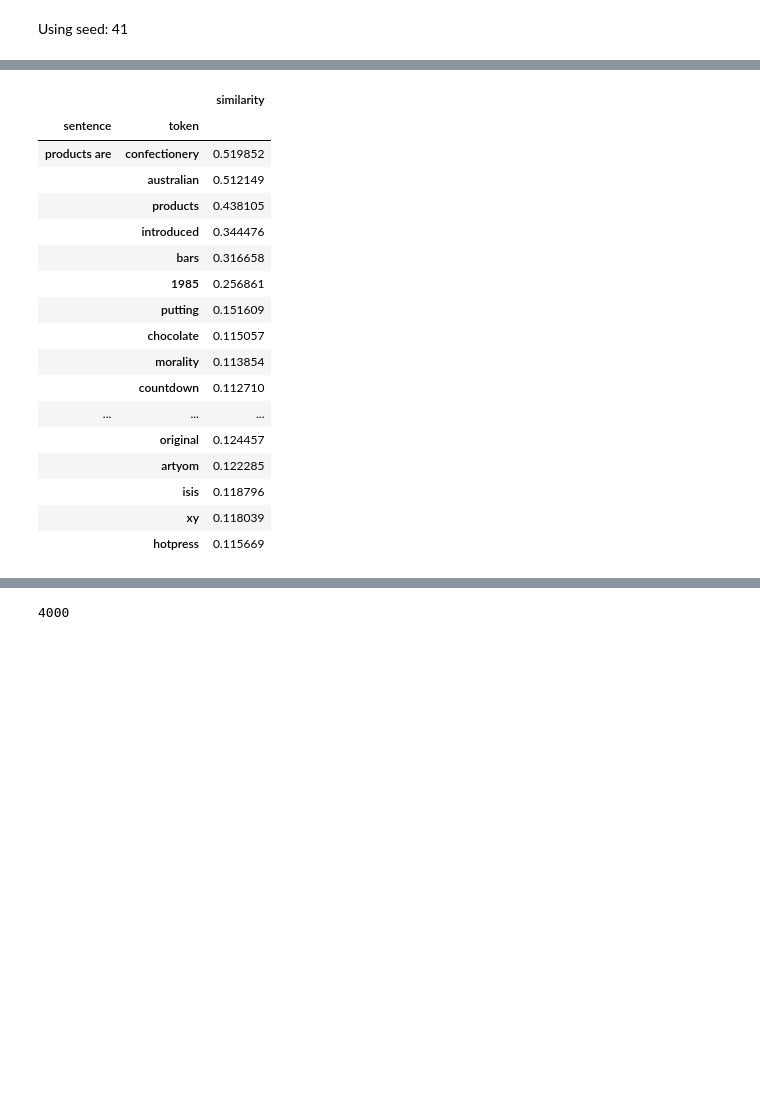
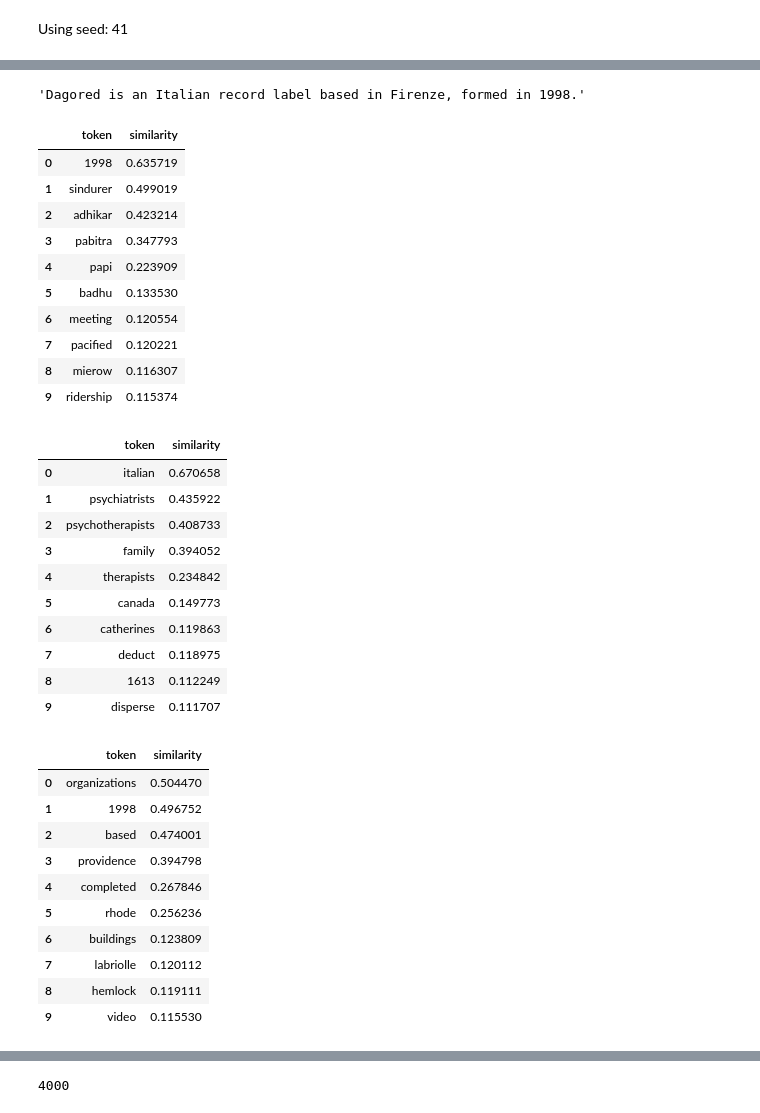
Before and after one commit to dfichiu/ba-thesis, a Jupyter notebook: src/experiments/experiment_wikipedia.ipynb, the cells around one changed output, grey strips where cells are left out. Cells and saved outputs as stored; diff of their text form; code cells hidden in the pictures; blank space fills up the shorter version.

```diff
--- a/src/experiments/experiment_wikipedia.ipynb
+++ b/src/experiments/experiment_wikipedia.ipynb
@@ -166,5 +205,7 @@ def divide_and_conquer(sentence: str):
+# %%
+inference_sentences_in = ["Dagored is an Italian record label based in Firenze, formed in 1998."]
 # %%
-retrieve_mode = "pooling"
+retrieve_mode = "top_k"
 
 # Get table with token similarities for each "out-of-train" sentence.
 retrieved_contents = inference.infer(
@@ -172,55 +213,67 @@ retrieved_contents = inference.infer(
     cleanup,
     memory,
     inference_sentences_in,
     retrieve_mode=retrieve_mode,
     k=3, #TODO: What if index is out of range?
 )
 
 if retrieve_mode == "top_k":
     sims_df = pd.DataFrame(columns=['sentence', 'token', 'similarity'])
 
     for s, addresses in zip(inference_sentences_in, retrieved_contents):
         display(s)
         for a in addresses:
             address_sims_df = inference.get_similarities_to_atomic_set(
-                a,
-                cleanup,
-            )
+                a, cleanup)
             display(address_sims_df)
 elif retrieve_mode == "pooling":
     sims_df = pd.DataFrame(columns=['sentence', 'token', 'similarity'])
 
     for s, c in zip(inference_sentences_in, retrieved_contents):
         sentence_sims_df = inference.get_similarities_to_atomic_set(
-            c,
-            cleanup,
-        )
+            c, cleanup)
         sentence_sims_df['sentence'] = [s] * len(sentence_sims_df)
         sims_df = pd.concat([sims_df, sentence_sims_df])
 
     sims_df = sims_df.sort_values(['sentence', 'similarity'], ascending=False) \
                      .set_index(['sentence', 'token'])
 
     display(sims_df)
 else:  # unrecognized
     pass
 # %% [output]
+'Dagored is an Italian record label based in Firenze, formed in 1998.'
-|  |  | similarity |
-| sentence | token |  |
-| products are | confectionery | 0.519852 |
-|  | australian | 0.512149 |
-|  | products | 0.438105 |
-|  | introduced | 0.344476 |
-|  | bars | 0.316658 |
-|  | 1985 | 0.256861 |
-|  | putting | 0.151609 |
-|  | chocolate | 0.115057 |
-|  | morality | 0.113854 |
-|  | countdown | 0.112710 |
-| ... | ... | ... |
-|  | original | 0.124457 |
-|  | artyom | 0.122285 |
-|  | isis | 0.118796 |
-|  | xy | 0.118039 |
-|  | hotpress | 0.115669 |
+|  | token | similarity |
+| 0 | 1998 | 0.635719 |
+| 1 | sindurer | 0.499019 |
+| 2 | adhikar | 0.423214 |
+| 3 | pabitra | 0.347793 |
+| 4 | papi | 0.223909 |
+| 5 | badhu | 0.133530 |
+| 6 | meeting | 0.120554 |
+| 7 | pacified | 0.120221 |
+| 8 | mierow | 0.116307 |
+| 9 | ridership | 0.115374 |
+|  | token | similarity |
+| 0 | italian | 0.670658 |
+| 1 | psychiatrists | 0.435922 |
+| 2 | psychotherapists | 0.408733 |
+| 3 | family | 0.394052 |
+| 4 | therapists | 0.234842 |
+| 5 | canada | 0.149773 |
+| 6 | catherines | 0.119863 |
+| 7 | deduct | 0.118975 |
+| 8 | 1613 | 0.112249 |
+| 9 | disperse | 0.111707 |
+|  | token | similarity |
+| 0 | organizations | 0.504470 |
+| 1 | 1998 | 0.496752 |
+| 2 | based | 0.474001 |
+| 3 | providence | 0.394798 |
+| 4 | completed | 0.267846 |
+| 5 | rhode | 0.256236 |
+| 6 | buildings | 0.123809 |
+| 7 | labriolle | 0.120112 |
+| 8 | hemlock | 0.119111 |
+| 9 | video | 0.115530 |
 # %%
```
Also changed, not shown: parts of 12 cells of this notebook, 3 other files.
